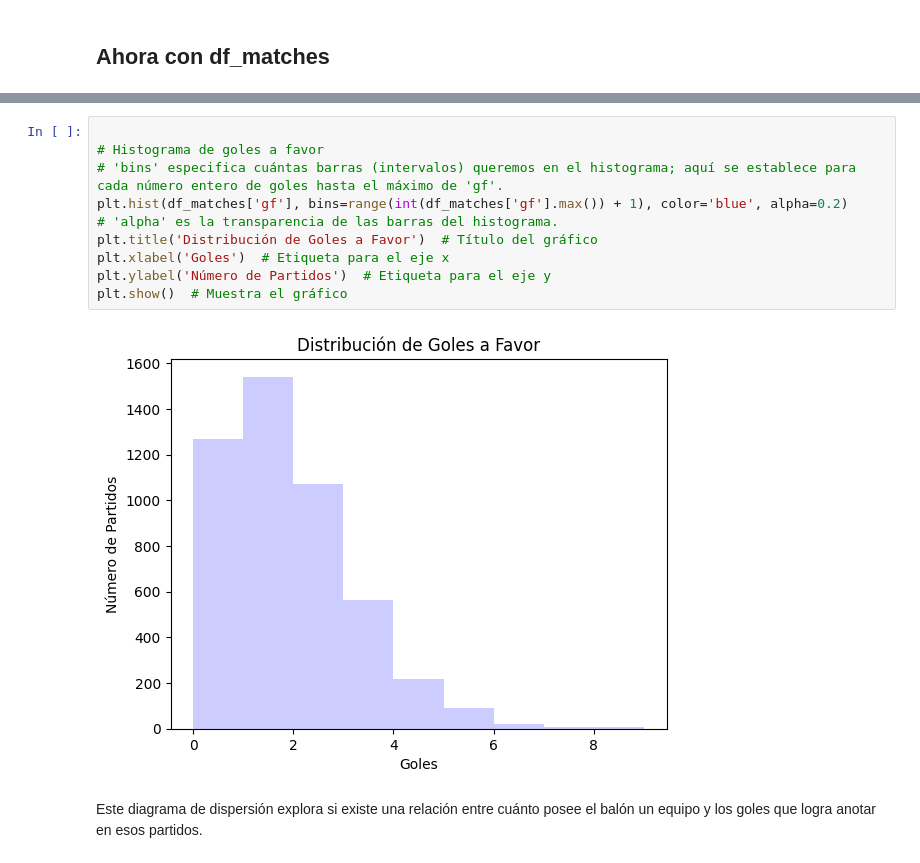
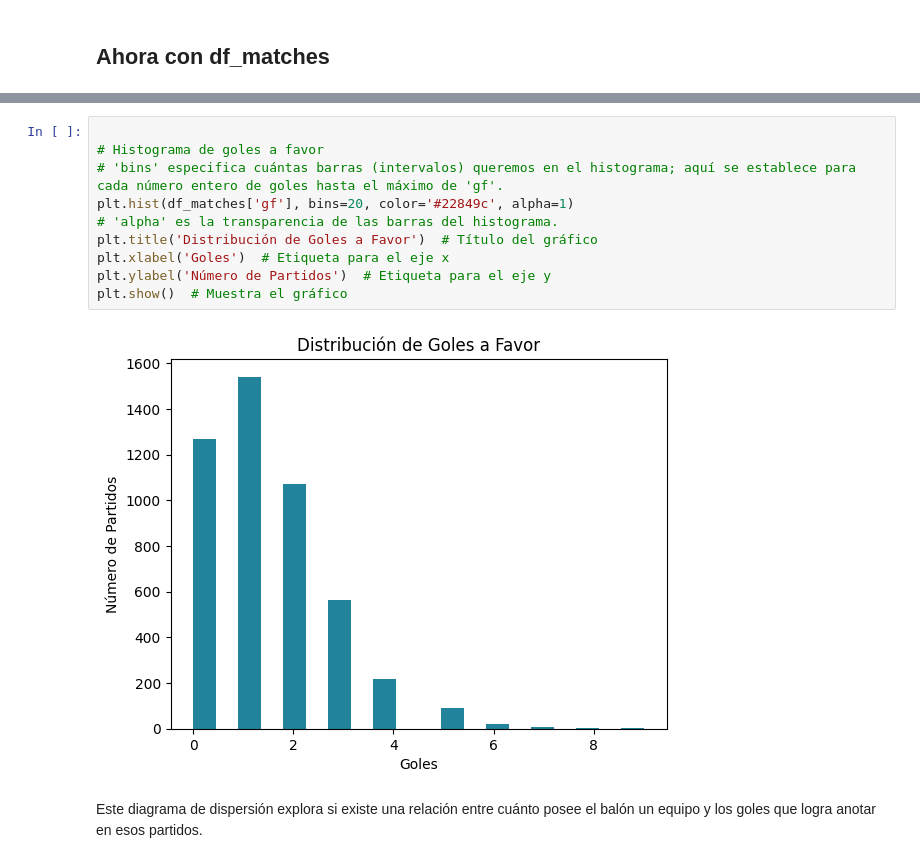
Before and after one commit to santigonzalez13/python_para_analitica, a Jupyter notebook: Sesion_4/Pandas_Matplotlib.ipynb, the cells around one changed output, grey strips where cells are left out. Saved outputs shown, nothing was run; the diff lists cells and outputs as text.

```diff
--- a/Sesion_4/Pandas_Matplotlib.ipynb
+++ b/Sesion_4/Pandas_Matplotlib.ipynb
@@ -321,15 +385,15 @@ plt.show()
 # %%
 
 # Histograma de goles a favor
 # 'bins' especifica cuántas barras (intervalos) queremos en el histograma; aquí se establece para cada número entero de goles hasta el máximo de 'gf'.
-plt.hist(df_matches['gf'], bins=range(int(df_matches['gf'].max()) + 1), color='blue', alpha=0.2)
+plt.hist(df_matches['gf'], bins=20, color='#22849c', alpha=1)
 # 'alpha' es la transparencia de las barras del histograma.
 plt.title('Distribución de Goles a Favor')  # Título del gráfico
 plt.xlabel('Goles')  # Etiqueta para el eje x
 plt.ylabel('Número de Partidos')  # Etiqueta para el eje y
 plt.show()  # Muestra el gráfico
 # %% [output]
-[figure, old version]
+[figure, new version]
 # %% [markdown]
 Este diagrama de dispersión explora si existe una relación entre cuánto posee el balón un equipo y los goles que logra anotar en esos partidos.
 # %%
```
Also changed, not shown: parts of 11 cells of this notebook.
